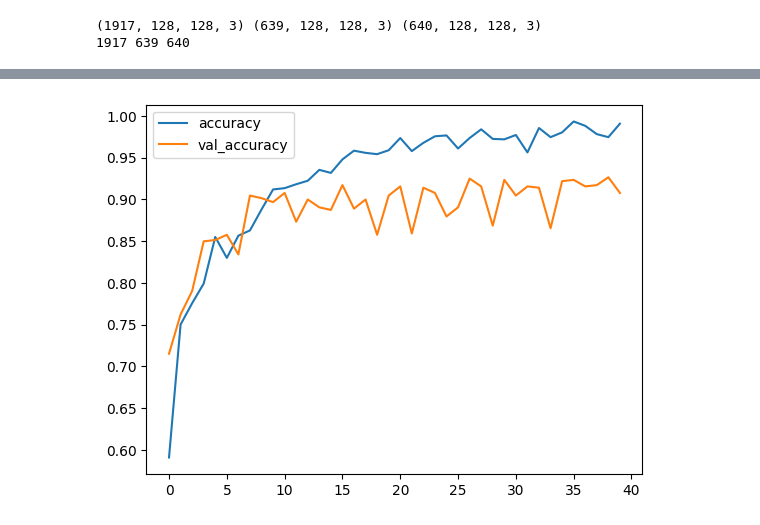
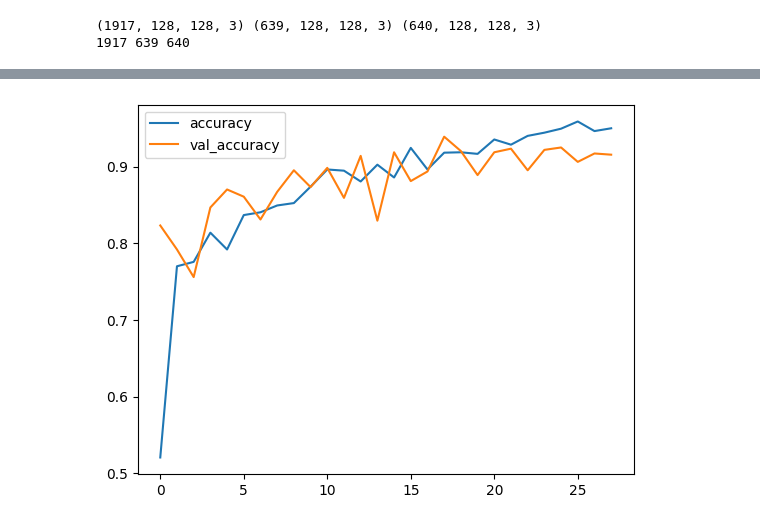
Before and after one commit to saintdragon2/python_101_snu_2024_04, a Jupyter notebook: hongong_ml_dl/s2024_0706/terrain_classification.ipynb, the cells around one changed output, grey strips where cells are left out. Cells and saved outputs as stored; diff of their text form; code cells hidden in the pictures.

```diff
--- a/hongong_ml_dl/s2024_0706/terrain_classification.ipynb
+++ b/hongong_ml_dl/s2024_0706/terrain_classification.ipynb
@@ -193,7 +193,7 @@ print(train_x.shape, type(train_x), train_y[:10], type(train_y))
 model.compile(optimizer='adam', loss='sparse_categorical_crossentropy', metrics=['accuracy'])
 checkpoint_cb = keras.callbacks.ModelCheckpoint('best-terrain-classification.model.keras', save_best_only=True)
 
-early_stopping_cb = keras.callbacks.EarlyStopping(patience=20, restore_best_weights=True)
+early_stopping_cb = keras.callbacks.EarlyStopping(patience=10, restore_best_weights=True)
 
 history = model.fit(train_x, train_y, validation_data=(val_x, val_y), epochs=40, callbacks=[checkpoint_cb, early_stopping_cb])
 
@@ -225 +225 @@ Epoch 40/40
-[figure, old version]
+[figure, new version]
```
Also changed, not shown: parts of 8 cells of this notebook.
